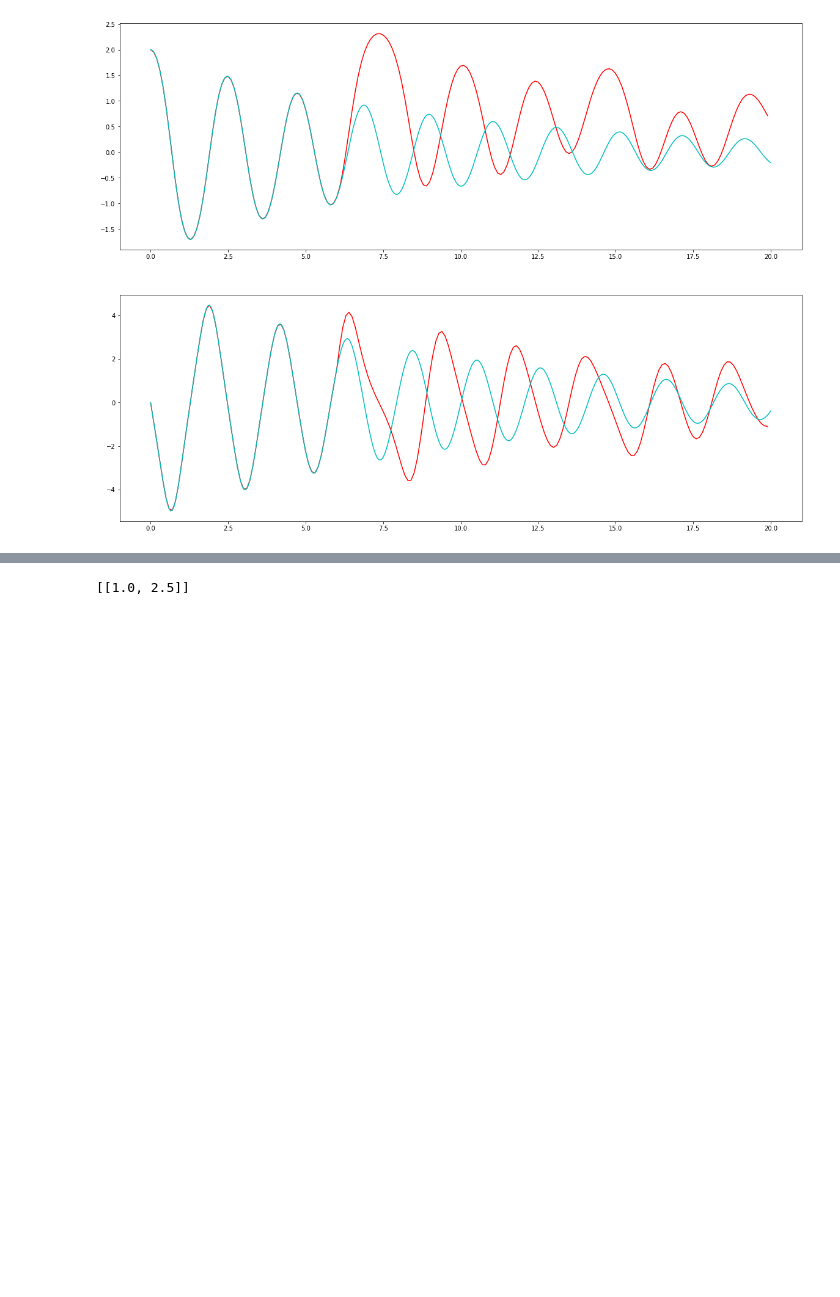
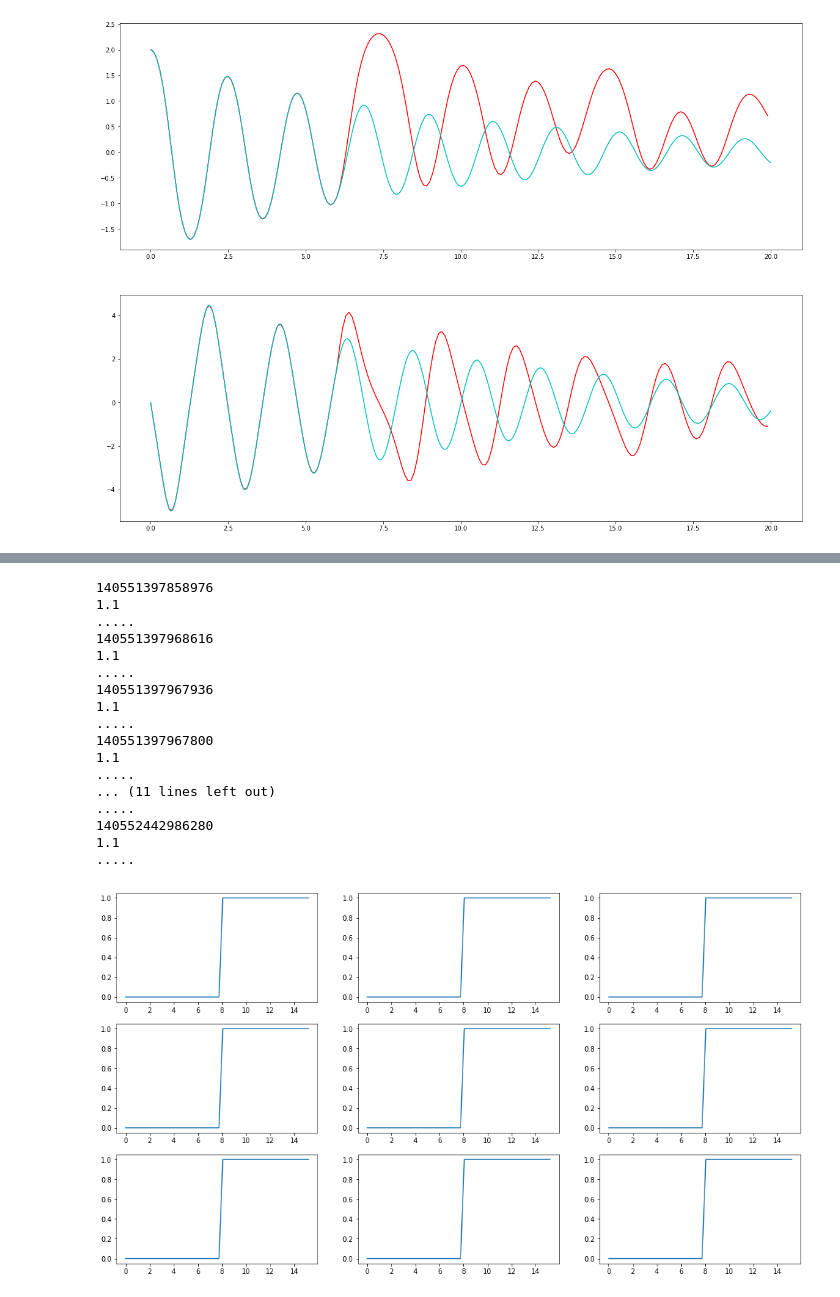
Before and after one commit to CNS-OIST/draculab, a Jupyter notebook: test6.ipynb, the cells around one changed output, grey strips where cells are left out. Saved outputs shown, nothing was run; the diff lists cells and outputs as text; code cells hidden in the pictures; blank space fills up the shorter version.

```diff
--- a/test6.ipynb
+++ b/test6.ipynb
@@ -139,4 +177,30 @@ plt.show()
-# %%
-n2.plants[0].inp_dels
-# %% [output]
-[[1.0, 2.5]]
+# %%
+tims = np.linspace(0.,15.200)
+inp_fig = plt.figure(figsize=(18,10))
+for unit in n3.units:
+    vals = list(map(unit.get_act, tims))
+    print(id(unit.get_act))
+    print(unit.delay)
+    print('.....')
+    plt.subplot(3,3,unit.ID+1)
+    pylab.plot(tims,vals)
+plt.show()
+# %% [output]
+140551397858976
+1.1
+.....
+140551397968616
+1.1
+.....
+140551397967936
+1.1
+.....
+140551397967800
+1.1
+.....
+... (11 lines left out)
+.....
+140552442986280
+1.1
+.....
+[figure, added]
```
Also changed, not shown: parts of 3 cells of this notebook, 3 other files.
